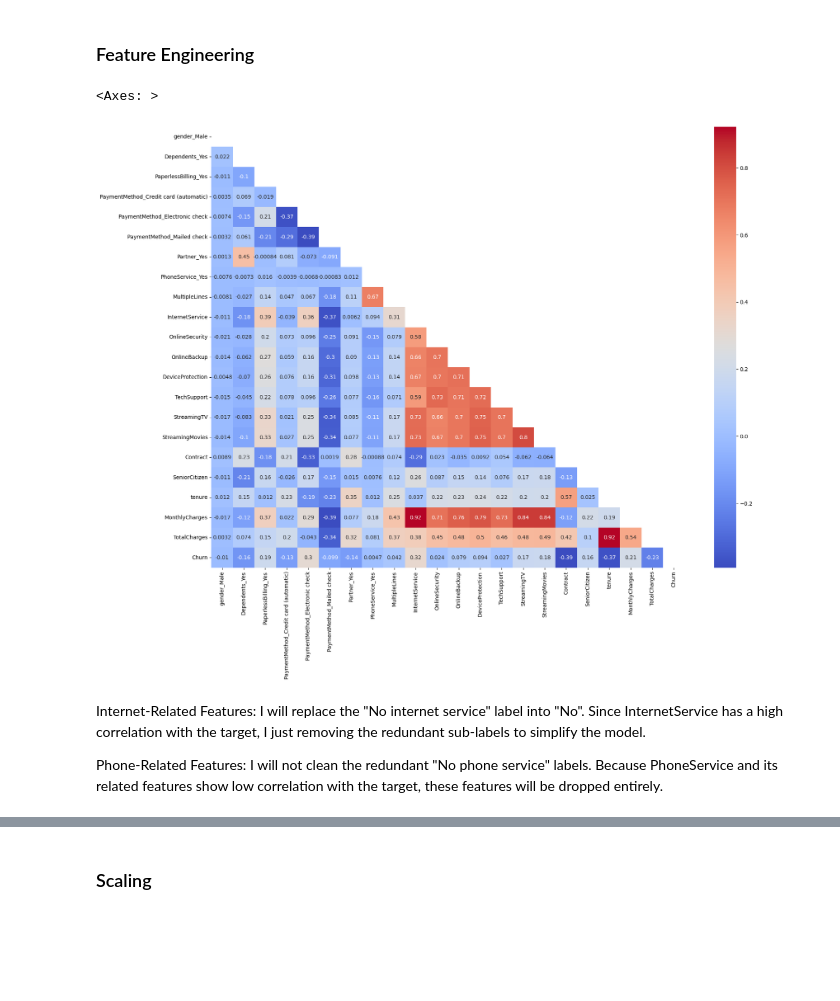
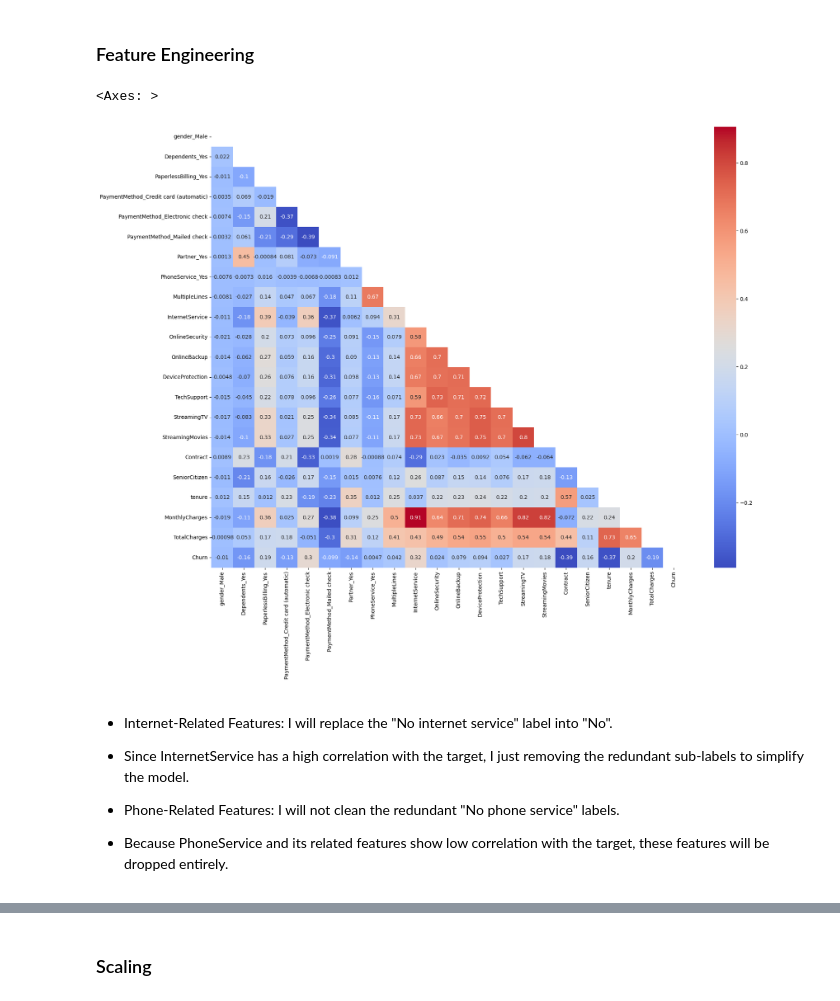
Before and after one commit to Khaledsaads/end-to-end-Telco-Customer-Churn-predictor, a Jupyter notebook: Teko Customer Churn.ipynb, the cells around one changed output, grey strips where cells are left out. Cells and saved outputs as stored; diff of their text form; code cells hidden in the pictures; blank space fills up the shorter version.

```diff
--- a/Teko Customer Churn.ipynb
+++ b/Teko Customer Churn.ipynb
@@ -319,8 +335,6 @@ df_train, df_temp, y_train, y_temp = train_test_split(df.drop('Churn', axis = 1)
 df_val, df_test, y_val, y_test = train_test_split(df_temp, y_temp, test_size=0.5, random_state=42)
 # %%
 def log_transform(df):
-    df['MonthlyCharges'] = np.log(df['MonthlyCharges']+ 1)
-    df['TotalCharges'] = np.log(df['TotalCharges'] + 1)
     df['tenure'] = np.log(df['tenure']+ 1)
     return df
 # %%
@@ -345,7 +359,7 @@ ordinal_categories = [
     ['Month-to-month', 'One year', 'Two year'],
 ]
 # %%
-col_transfer = ColumnTransformer(
+MyEncoding = ColumnTransformer(
     transformers=[
         ('nom', OneHotEncoder(drop= 'first', sparse_output=False), cat_nom),
         ('ord', OrdinalEncoder(categories = ordinal_categories), cat_ord)
@@ -354,4 +368,5 @@ col_transfer = ColumnTransformer(
     remainder= 'passthrough',
 
 )
-col_transfer.set_output(transform='pandas')
+MyEncoding.set_output(transform='pandas')
+df_temp = MyEncoding.fit_transform(df_train)
@@ -382,13 +374,15 @@ df_test = col_transfer.transform(df_test)
 ### Feature Engineering
 # %%
 plt.figure(figsize=(20, 15))
-corr = pd.concat([df_train, y_train],axis=1).corr()
+corr = pd.concat([df_temp, y_train],axis=1).corr()
 mask = np.triu(np.ones_like(corr, dtype=bool))
 sns.heatmap(corr, mask = mask, annot=True , annot_kws = {'size':10}, cmap = 'coolwarm')
 # %% [output]
 <Axes: >
-[figure, old version]
+[figure, new version]
 # %% [markdown]
-Internet-Related Features: I will replace the "No internet service" label into "No". Since InternetService has a high correlation with the target, I just removing the redundant sub-labels to simplify the model.
+- Internet-Related Features: I will replace the "No internet service" label into "No".
+- Since InternetService has a high correlation with the target, I just removing the redundant sub-labels to simplify the model.
 
-Phone-Related Features: I will not clean the redundant "No phone service" labels. Because PhoneService and its related features show low correlation with the target, these features will be dropped entirely.
+- Phone-Related Features: I will not clean the redundant "No phone service" labels.
+- Because PhoneService and its related features show low correlation with the target, these features will be dropped entirely.
```
Also changed, not shown: parts of 70 cells of this notebook.
